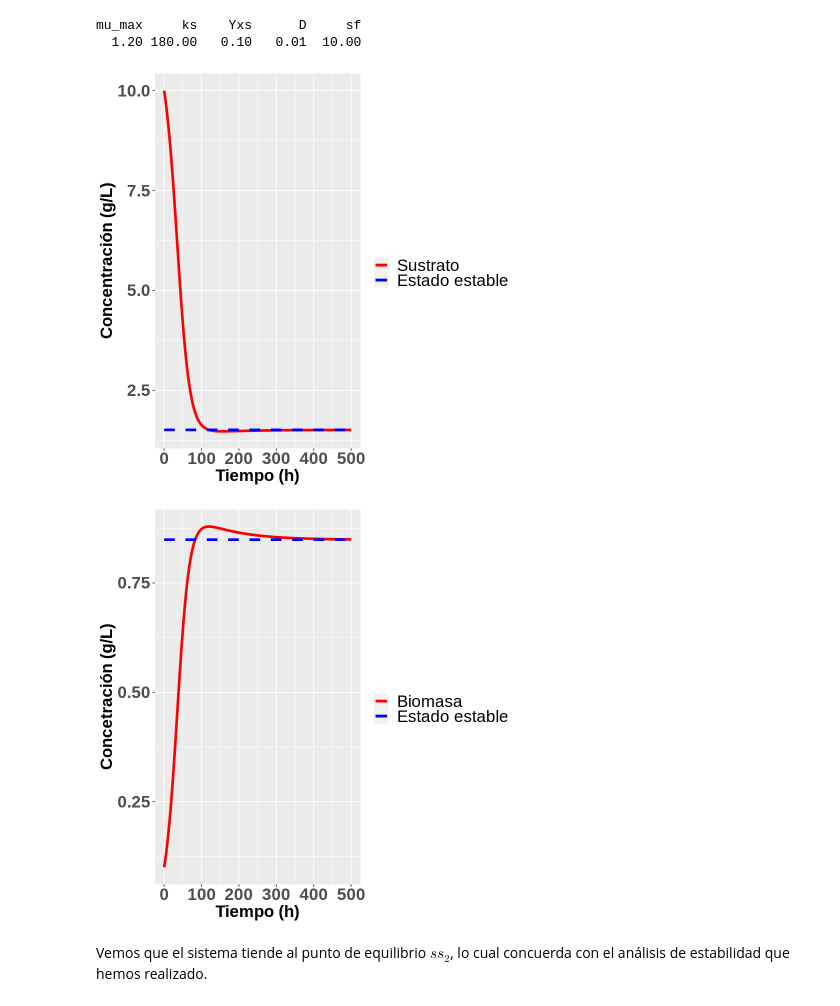
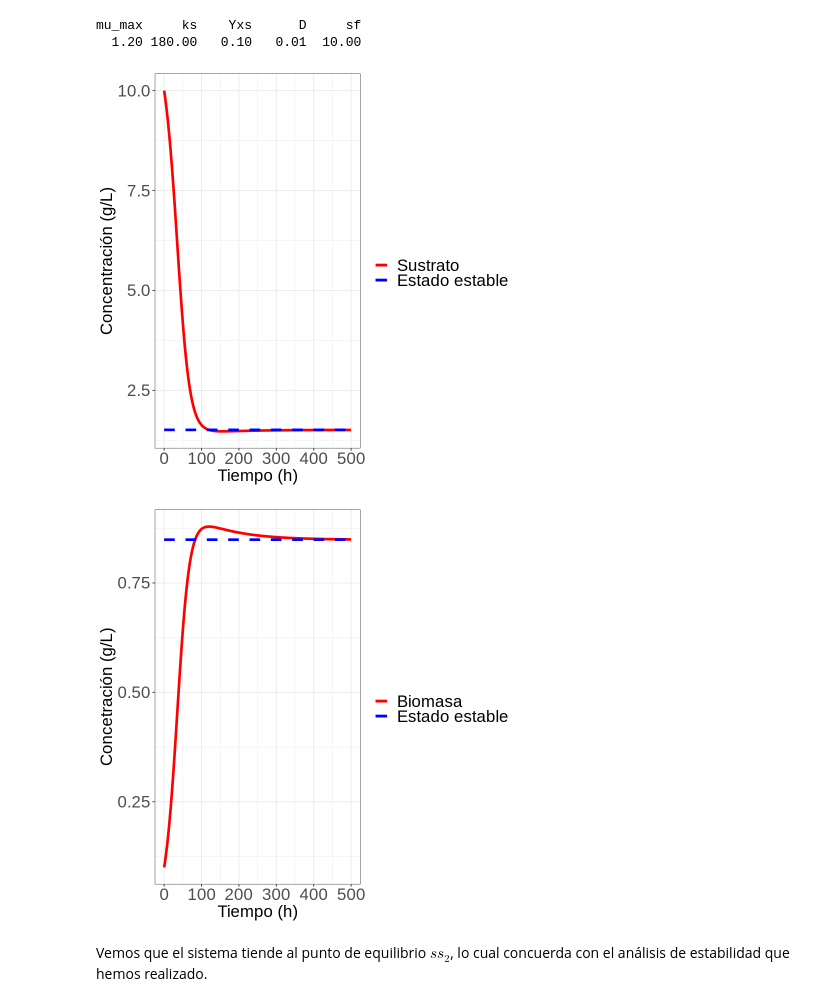
Before and after one commit to JuanM-GG/modelos-tesis, a Jupyter notebook: modelo_monod.ipynb, the cells around one changed output. Saved outputs shown, nothing was run; the diff lists cells and outputs as text; code cells hidden in the pictures.

```diff
--- a/modelo_monod.ipynb
+++ b/modelo_monod.ipynb
@@ -728,17 +728,18 @@ out$x_ss <- rep(ss2[2], length(times))
 # %%
 # mostrar resultados de sustrato
 ggplot(out, aes(time)) +
   geom_line(aes(y = s, color = "Sustrato"), lwd = 1.5) +
   geom_line(aes(y = s_ss, color = "Estado estable"), lwd = 1.5, lty = 2) +
   xlab("Tiempo (h)") +
   ylab("Concentración (g/L)") +
   scale_color_manual("", breaks = c("Sustrato","Estado estable"), values = c("red", "blue")) +
-  theme(axis.text=element_text(size=20, face = "bold"),
-        axis.title=element_text(size=20,face="bold"),
+  theme_bw() +
+  theme(axis.text=element_text(size=20),
+        axis.title=element_text(size=20),
         legend.title = element_text(size=20),
         legend.text = element_text(size=20))
 # %% [output]
-[figure, old version]
+[figure, new version]
 # %%
 # mostrar resultados de biomasa
 ggplot(out, aes(time)) +
@@ -747,12 +748,13 @@ ggplot(out, aes(time)) +
   xlab("Tiempo (h)") +
   ylab("Concetración (g/L)") +
   scale_color_manual("", breaks = c("Biomasa","Estado estable"), values = c("red", "blue")) +
-  theme(axis.text=element_text(size=20, face = "bold"),
-        axis.title=element_text(size=20,face="bold"),
+  theme_bw() +
+  theme(axis.text=element_text(size=20),
+        axis.title=element_text(size=20),
         legend.title = element_text(size=20),
         legend.text = element_text(size=20))
 # %% [output]
-[figure, old version]
+[figure, new version]
 # %% [markdown]
 Vemos que el sistema tiende al punto de equilibrio $ss_2$, lo cual concuerda con el análisis de estabilidad que hemos realizado.
 # %% [markdown]
```
Also changed, not shown: parts of 15 cells of this notebook.
